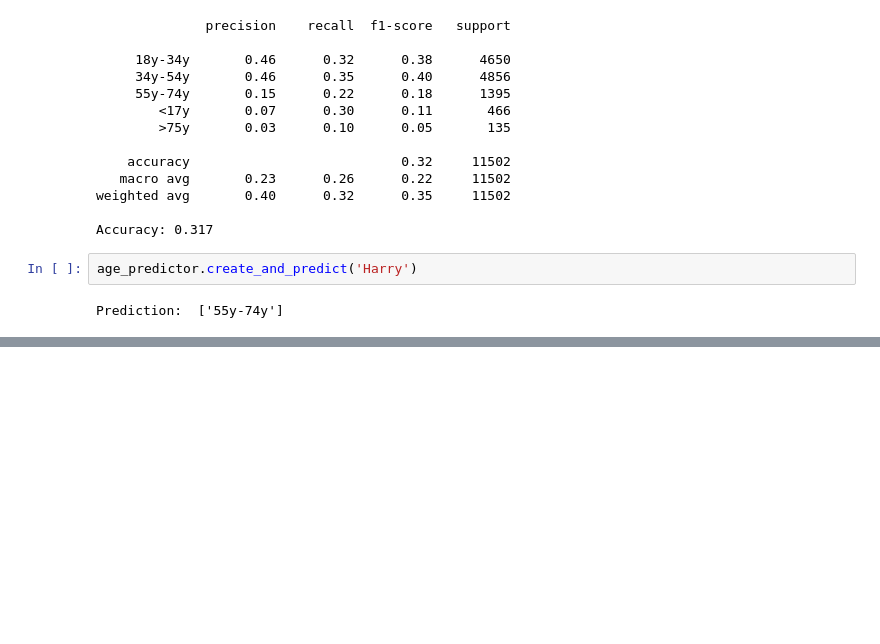
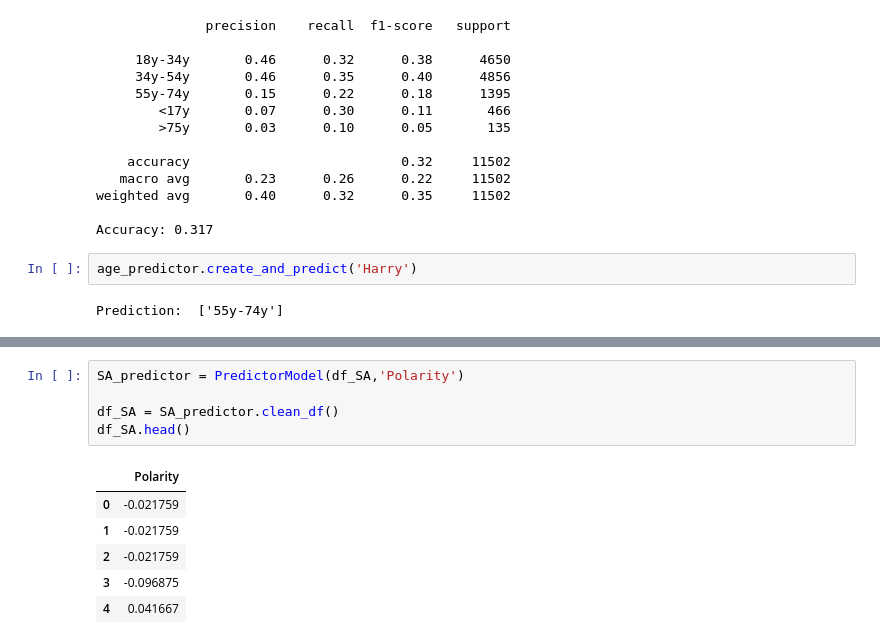
Before and after one commit to epfl-ada/ada-2024-project-adadasurmonbidet2024, a Jupyter notebook: predictive_model.ipynb, the cells around one changed output, grey strips where cells are left out. Cells and saved outputs as stored; diff of their text form; blank space fills up the shorter version.

```diff
--- a/predictive_model.ipynb
+++ b/predictive_model.ipynb
@@ -174,0 +193,12 @@ Prediction:  ['55y-74y']
+# %%
+SA_predictor = PredictorModel(df_SA,'Polarity')
+
+df_SA = SA_predictor.clean_df()
+df_SA.head()
+# %% [output]
+|  | Polarity |
+| 0 | -0.021759 |
+| 1 | -0.021759 |
+| 2 | -0.021759 |
+| 3 | -0.096875 |
+| 4 | 0.041667 |
```
Also changed, not shown: parts of 5 cells of this notebook.
